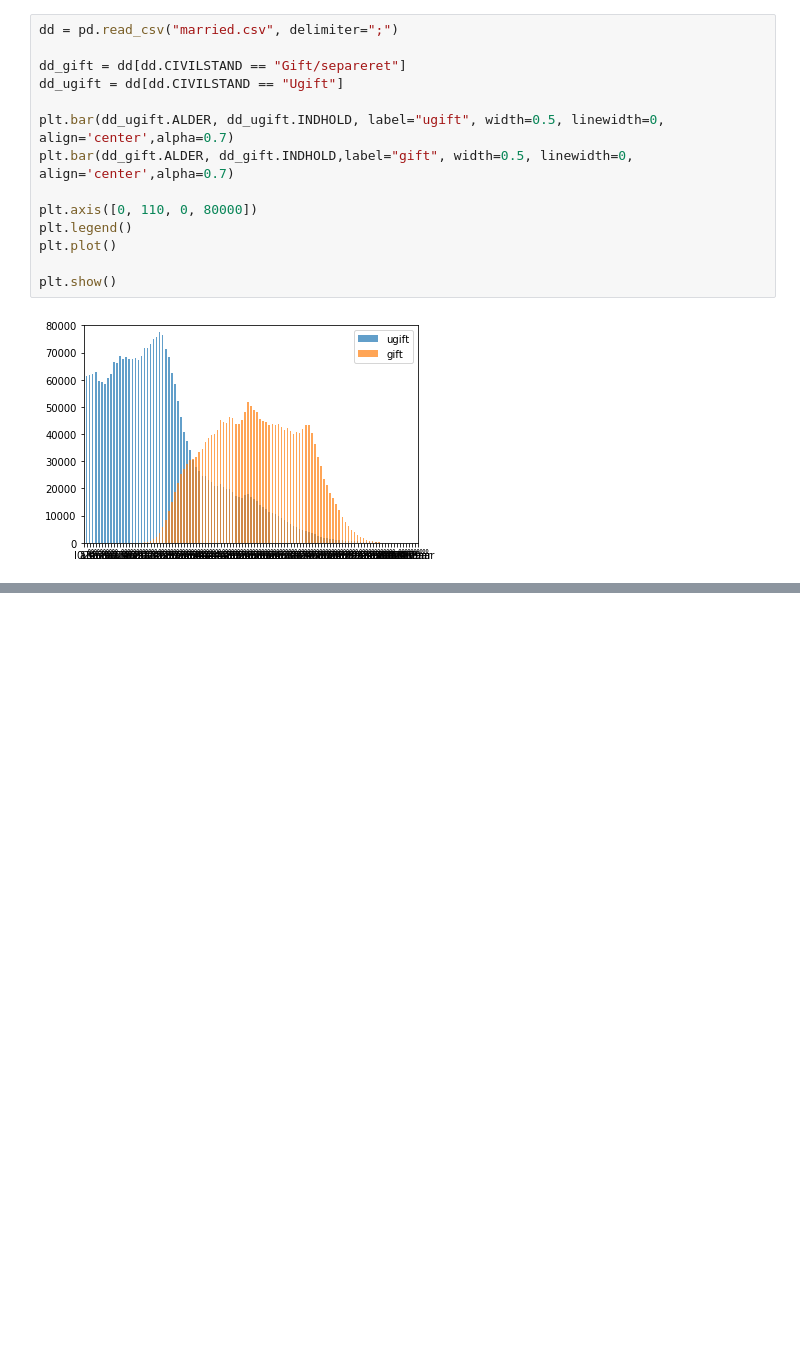
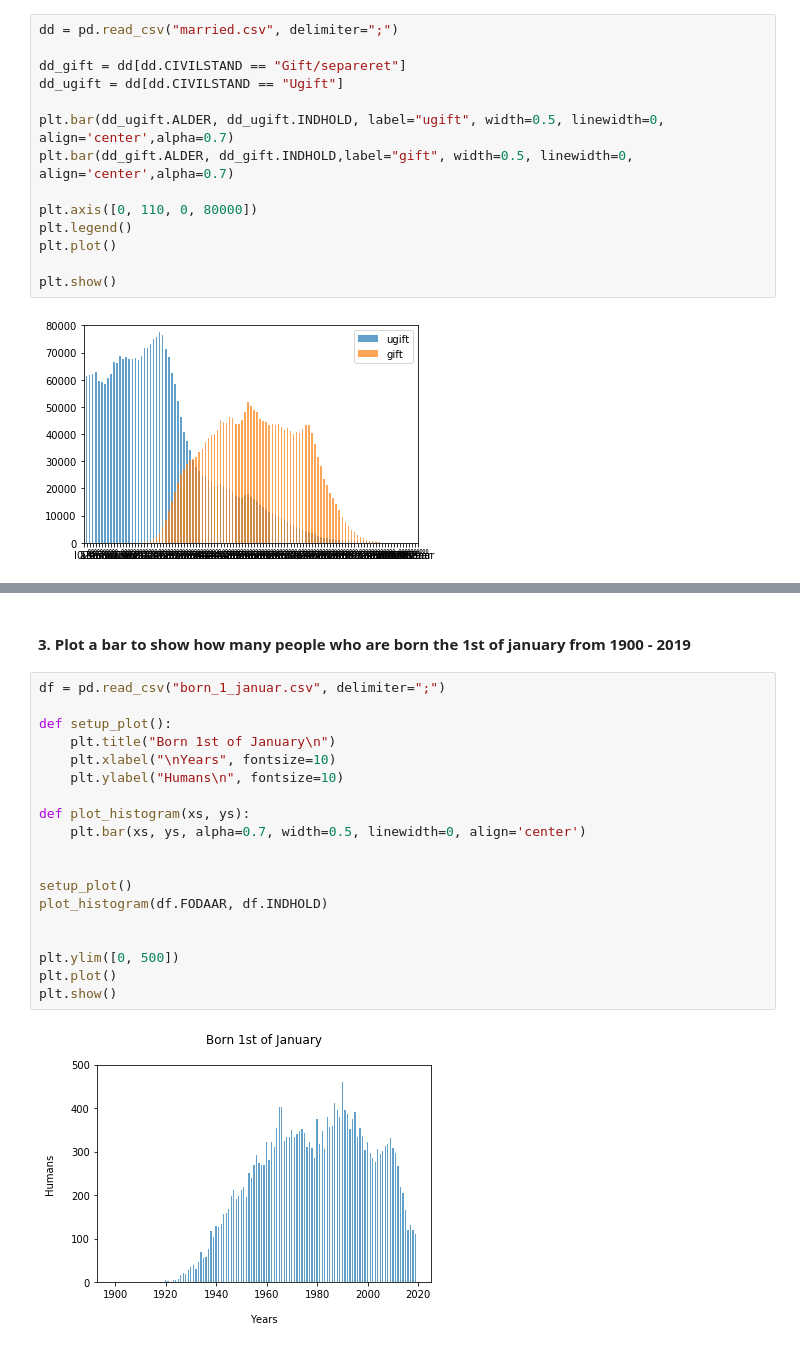
Before and after one commit to amalielandt/Python4Sem, a Jupyter notebook: week5/week5-exercise.ipynb, the cells around one changed output, grey strips where cells are left out. Drawn from its saved outputs; the diff is of its cells as text; blank space fills up the shorter version.

```diff
--- a/week5/week5-exercise.ipynb
+++ b/week5/week5-exercise.ipynb
@@ -66,0 +180,23 @@ Choose any of the other tables in 'databanken' to find interesting data.
+# %% [markdown]
+#### 3. Plot a bar to show how many people who are born the 1st of january from 1900 - 2019
+# %%
+df = pd.read_csv("born_1_januar.csv", delimiter=";")
+
+def setup_plot():
+    plt.title("Born 1st of January\n")
+    plt.xlabel("\nYears", fontsize=10)
+    plt.ylabel("Humans\n", fontsize=10)
+
+def plot_histogram(xs, ys):
+    plt.bar(xs, ys, alpha=0.7, width=0.5, linewidth=0, align='center')
+
+
+setup_plot()
+plot_histogram(df.FODAAR, df.INDHOLD)
+
+
+plt.ylim([0, 500])
+plt.plot()
+plt.show()
+# %% [output]
+[figure, added]
```
Also changed, not shown: parts of 7 cells of this notebook, 15 other files.
